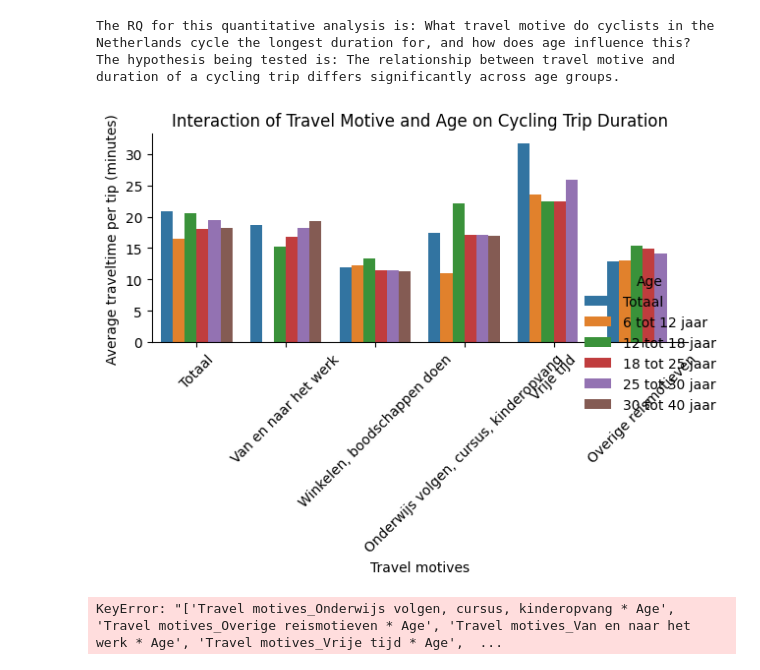
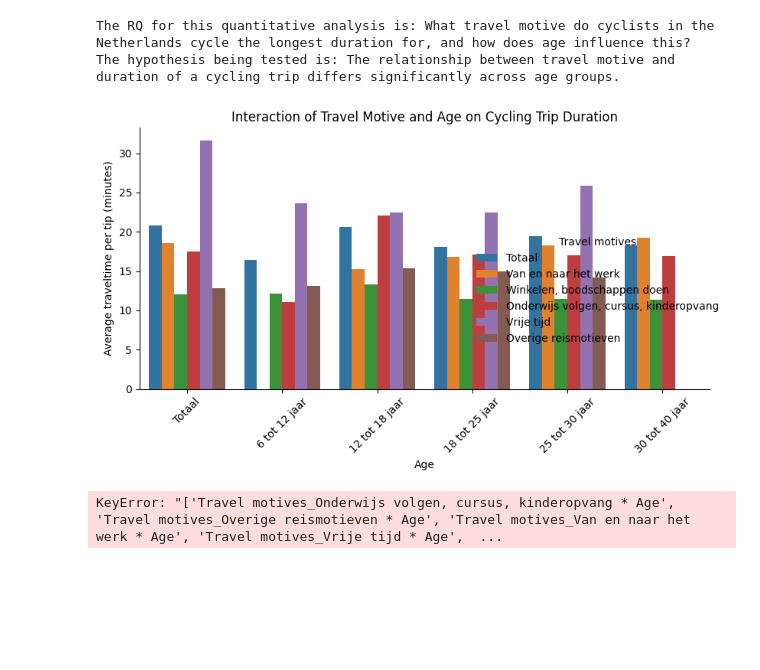
Before and after one commit to Angel-1213/six4change-quant-data, a Jupyter notebook: data analysis/Linear-regression2.ipynb, the cells around one changed output. Drawn from its saved outputs; the diff is of its cells as text; code cells hidden in the pictures; blank space fills up the shorter version.

```diff
--- a/data analysis/Linear-regression2.ipynb
+++ b/data analysis/Linear-regression2.ipynb
@@ -98,19 +98,19 @@ for t_col, a_col in product(travel_cols, age_cols):
 # %%
 import seaborn as sns
 
 sns.catplot(
     data=bicycle_data,
     kind="bar",
-    x="Travel motives",
+    x="Age",
     y="Average traveltime per tip (minutes)",
-    hue="Age"
+    hue="Travel motives",
 )
 plt.title("Interaction of Travel Motive and Age on Cycling Trip Duration")
 plt.xticks(rotation=45)
 plt.tight_layout()
 plt.show()
 # %% [output]
-[figure, old version]
+[figure, new version]
 # %%
 import statsmodels.api as sm
 
```
